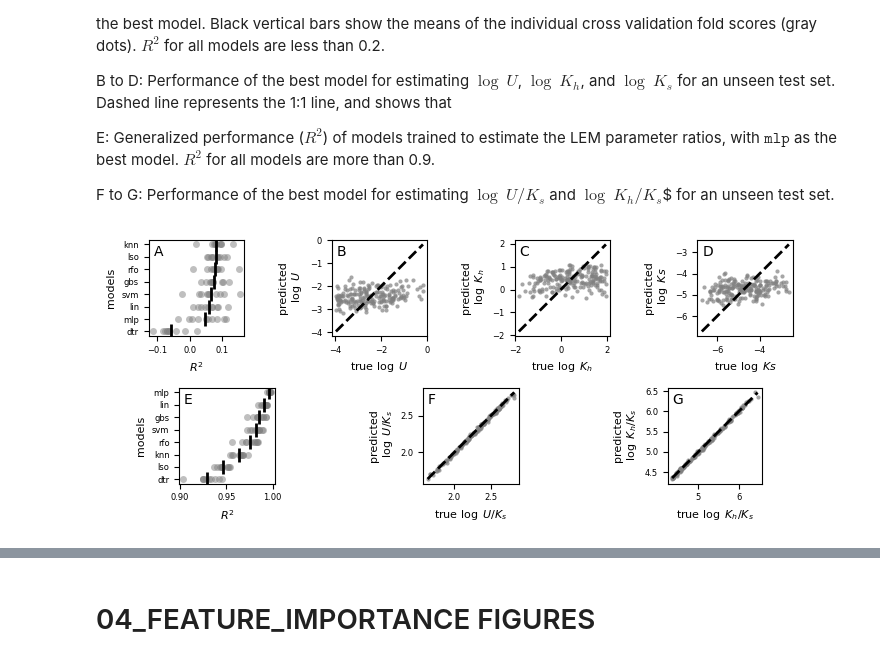
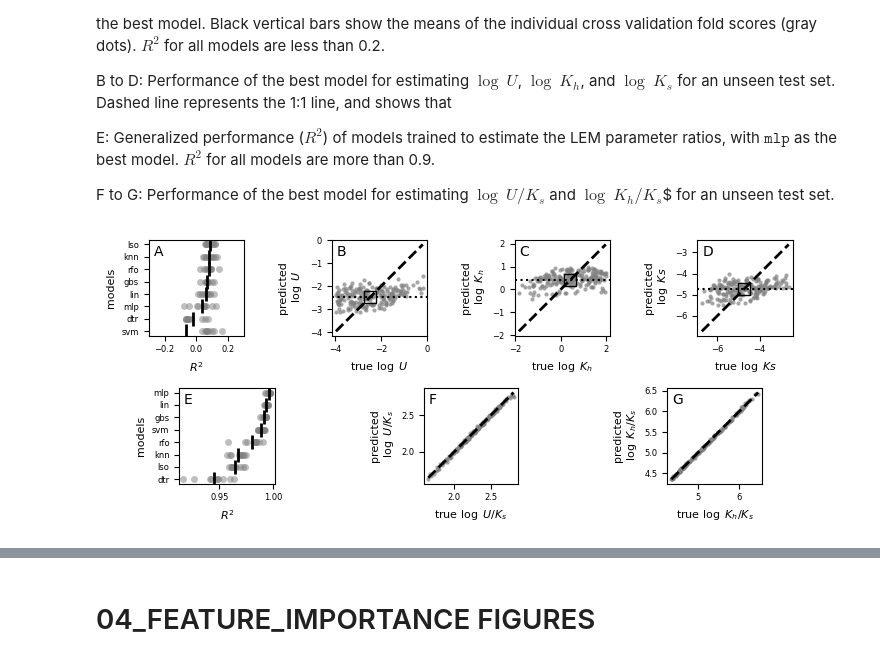
Before and after one commit to ricsatjr/landscape-evolution-ml, a Jupyter notebook: notebooks/journal-figures.ipynb, the cells around one changed output, grey strips where cells are left out. Drawn from its saved outputs; the diff is of its cells as text; code cells hidden in the pictures.

Commit message:
updated figures based on 73a3f82 and 1982b3 results

```diff
--- a/notebooks/journal-figures.ipynb
+++ b/notebooks/journal-figures.ipynb
@@ -203,7 +203,6 @@ E: Generalized performance ($R^2$) of models trained to estimate the LEM paramet
 
 F to G: Performance of the best model for estimating $\log\ U/K_s$ and $\log\ K_h/K_s$$ for an unseen test set.
 # %%
-# read input file for model results
 def read_model_results(data_dir,filename):
     input_file_path = data_dir / filename
     with open(input_file_path, "rb") as f:  # "rb" means Read Binary
@@ -222,12 +221,11 @@ def read_model_results(data_dir,filename):
 
     return results, models, metrics, labels, features, test_idx
 
-# read input file for features and labels
-data_dir2 = Path.cwd().parent / "outputs" / "features"
-filename2="features-all.pkl"
-input_file_path2 = data_dir2 / filename2
-with open(input_file_path2, "rb") as f:  # "rb" means Read Binary
-    features_df = pickle.load(f)
+
+def read_features(input_file_path):
+    with open(input_file_path, "rb") as f:  # "rb" means Read Binary
+        features_df = pickle.load(f)
+    return features_df
 # %%
 # figure settings and formats
 PAGE_WIDTH_CM=19
@@ -259,8 +257,18 @@ axb = [fig.add_subplot(gs[1, i*4:(i+1)*4]) for i in range(3)]
 # TOP ROW PLOTS ──────────────────────────
 # read input file for model results (u, kh, and ks as labels)
 data_dir = Path.cwd().parent / "outputs" / "models" / "full-features"
-filename="nested-cv-results-full-u-kh-ks-00f0686.pkl"
+filename="nested-cv-results-full-u-kh-ks-73a3f82.pkl"
 results, models, metrics, labels, features, test_idx = read_model_results(data_dir,filename)
+git_hash=results['_meta']['git_hash']
+features_hash=results['_meta']['features_hash']
+if features_hash==None:
+    features_hash=filename.split("-")[-1].split(".")[0]
+
+# read input file for features and labels
+data_dir_features = Path.cwd().parent / "outputs" / "features"
+filename_features=f"features-all-{features_hash}.pkl"
+input_file_path = data_dir_features / filename_features
+features_df=read_features(input_file_path)
 
 #determine which metric to plot
 metric='r2'
@@ -288,6 +296,8 @@ axt[0].set_box_aspect(1)
 # rename y-axis tick labels, add x-axis label
 axt[0].set_yticks(np.arange(len(models)))
 axt[0].set_yticklabels(sorted_models,fontsize=fs_ytlab)
+axt[0].set_xlim(-.3,0.3)
+axt[0].set_xticks([-.2,0,0.2])
 axt[0].set_xlabel(metric_label,fontsize=fs_xlab)
 axt[0].set_ylabel('models',fontsize=fs_xlab)
 axt[0].tick_params(axis='x',labelsize=fs_xtlab)
@@ -299,12 +309,17 @@ for m,model in enumerate(sorted_models[::-1]):
     rgr=results[model]['final_model']['regressor']
     ypred=rgr.predict(features_df.loc[test_idx,features])
     ytrue=features_df.loc[test_idx,labels]
+
     for sp in range(1,len(axt)):
         axt[sp].plot(np.log10(ytrue.loc[:,labels[sp-1]]),ypred[:,sp-1],marker='o',mfc='0.5',mew=0,lw=0,ms=ms,alpha=malpha)
 
         axt[sp].plot([np.min(np.log10(ytrue.loc[:,labels[sp-1]])),np.max(np.log10(ytrue.loc[:,labels[sp-1]]))],
                       [np.min(np.log10(ytrue.loc[:,labels[sp-1]])),np.max(np.log10(ytrue.loc[:,labels[sp-1]]))],
                       ls='--',c='k',lw=2)
+        mean_ytrue=np.mean(np.log10(ytrue.loc[:,labels[sp-1]]))
+        axt[sp].plot(mean_ytrue,mean_ytrue,'ks',mfc='none',ms=8)
+        axt[sp].axhline(y=mean_ytrue,ls=':',c='k')
+        # axt[sp].axvline(x=mean_ytrue,ymax=mean_ytrue,ls='--',c='k')
 
         axt[sp].text(0.05,0.95,sp_labels[sp],ha='left',va='top',fontsize=fs_annot,transform=axt[sp].transAxes)
         axt[sp].set_xlabel('true '+ax_labels[sp-1],fontsize=fs_xlab)
@@ -321,8 +336,9 @@ for m,model in enumerate(sorted_models[::-1]):
 # BOTTOM ROW PLOTS ──────────────────────────
 # read input file for model results (u/ks and kh/ks as labels)
 data_dir = Path.cwd().parent / "outputs" / "models" / "full-features"
-filename="nested-cv-results-full-u_ks-kh_ks-00f0686.pkl"
+filename=f"nested-cv-results-full-u_ks-kh_ks-{git_hash}.pkl"
 results, models, metrics, labels, features, test_idx = read_model_results(data_dir,filename)
+
 
 #determine which metric to plot
 metric='r2'
@@ -354,36 +370,34 @@ axb[0].set_yticklabels(sorted_models,fontsize=fs_ytlab)
 axb[0].set_xlabel(metric_label,fontsize=fs_xlab)
 axb[0].set_ylabel('models',fontsize=fs_xlab)
 axb[0].tick_params(axis='x',labelsize=fs_xtlab)
 
-# axb[0].set_anchor('E')
-# set xticklabel fontsize
+
 
 ax_labels=[r'$\log\ U/K_s$',r'$\log\ K_h/K_s$']
 for m,model in enumerate(sorted_models[::-1]):
     rgr=results[model]['final_model']['regressor']
     ypred=rgr.predict(features_df.loc[test_idx,features])
     ytrue=features_df.loc[test_idx,labels]
     for sp in range(1,len(axb)):
         axb[sp].plot(np.log10(ytrue.loc[:,labels[sp-1]]),ypred[:,sp-1],marker='o',mfc='0.5',mew=0,lw=0,ms=ms,alpha=malpha)
 
         axb[sp].plot([np.min(np.log10(ytrue.loc[:,labels[sp-1]])),np.max(np.log10(ytrue.loc[:,labels[sp-1]]))],
                       [np.min(np.log10(ytrue.loc[:,labels[sp-1]])),np.max(np.log10(ytrue.loc[:,labels[sp-1]]))],
                       ls='--',c='k',lw=2)
 
         axb[sp].text(0.05,0.95,sp_labels[sp],ha='left',va='top',fontsize=fs_annot,transform=axb[sp].transAxes)
         axb[sp].set_xlabel('true '+ax_labels[sp-1],fontsize=fs_xlab)
         axb[sp].set_ylabel('predicted\n '+ax_labels[sp-1],fontsize=fs_xlab)
         axb[sp].axis('scaled')
         # if sp==1:
             # axb[sp].set_anchor('C')
         # if sp==2:
             # axb[sp].set_anchor('W')
         axb[sp].tick_params(labelsize=fs_xtlab)
     break
 
 fig.tight_layout(h_pad=1)
-
-fig.savefig(f'nested-cv-results-all-labels-generalized-and-unseen-test-set.jpg',dpi=fig_dpi)
-fig.savefig(f'nested-cv-results-all-labels-generalized-and-unseen-test-set.svg')
+fig.savefig(f'{git_hash}/nested-cv-results-all-labels-generalized-and-unseen-test-set-{git_hash}.jpg',dpi=fig_dpi)
+fig.savefig(f'{git_hash}/nested-cv-results-all-labels-generalized-and-unseen-test-set-{git_hash}-.svg')
 # %% [output]
-[figure, old version]
+[figure, new version]
```
Also changed, not shown: parts of 5 cells of this notebook.
